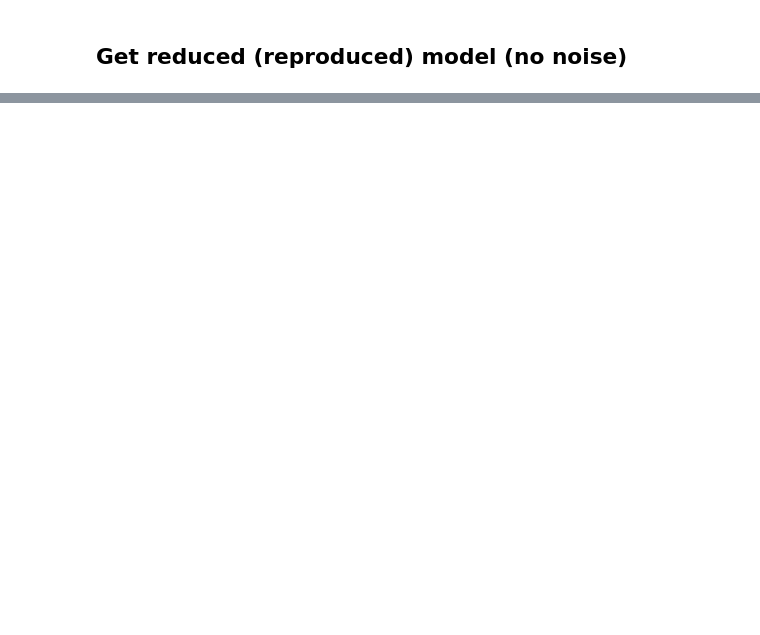
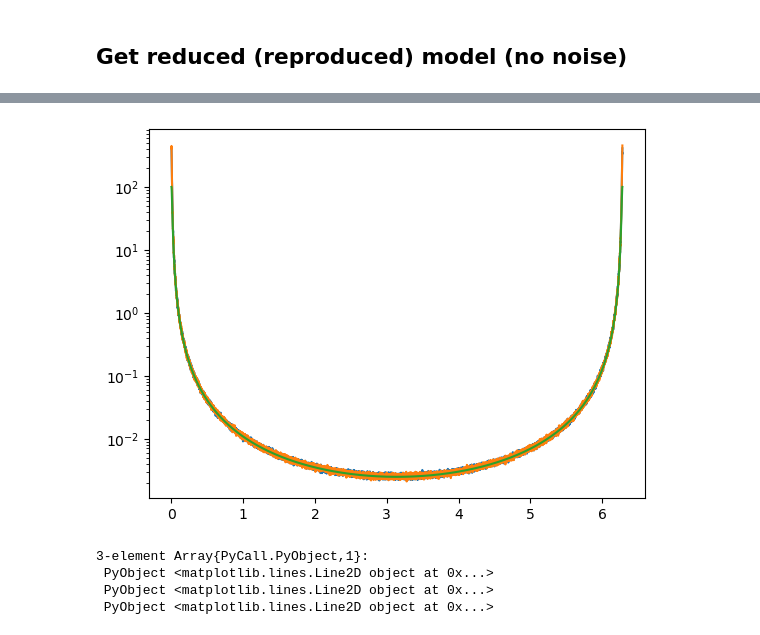
Before and after one commit to JaredMcB/DDRM, a Jupyter notebook: Examples/LinearSDE/Scalar LinearSDE Model Reduction.ipynb, the cells around one changed output, grey strips where cells are left out. Drawn from its saved outputs; the diff is of its cells as text; code cells hidden in the pictures; blank space fills up the shorter version.

```diff
--- a/Examples/LinearSDE/Scalar LinearSDE Model Reduction.ipynb
+++ b/Examples/LinearSDE/Scalar LinearSDE Model Reduction.ipynb
@@ -277,0 +201,18 @@ abs.(E)
+# %%
+z_spect = z_spect_scalar(X[:], n = 3, p=100, ty = "ave")
+z_spect_rm = z_spect_scalar(X_rmn[:], n = 3, p=100, ty = "ave")
+
+Θ = 2*π*(1:1000:nfft)/nfft
+Z = exp.(im*Θ)
+
+a = 1 + h*A[1,1]
+z_spect_ana_fun(z) = h*σ/( (1-a*z^(-1))*(1-a*z) )
+z_spect_ana = real(z_spect_ana_fun.(Z))
+
+semilogy(Θ,[z_spect[1:1000:nfft] z_spect_rm[1:1000:nfft] z_spect_ana])
+# %% [output]
+[figure, added]
+3-element Array{PyCall.PyObject,1}:
+ PyObject <matplotlib.lines.Line2D object at 0x...>
+ PyObject <matplotlib.lines.Line2D object at 0x...>
+ PyObject <matplotlib.lines.Line2D object at 0x...>
```
Also changed, not shown: parts of 31 cells of this notebook, 18 other files.
